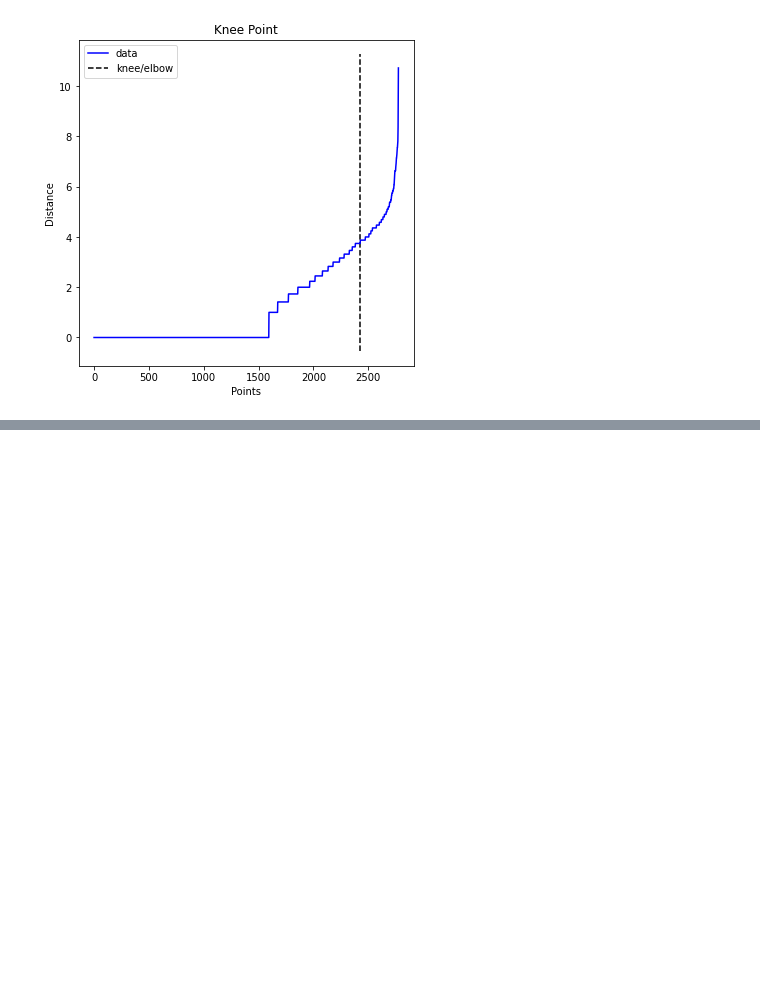
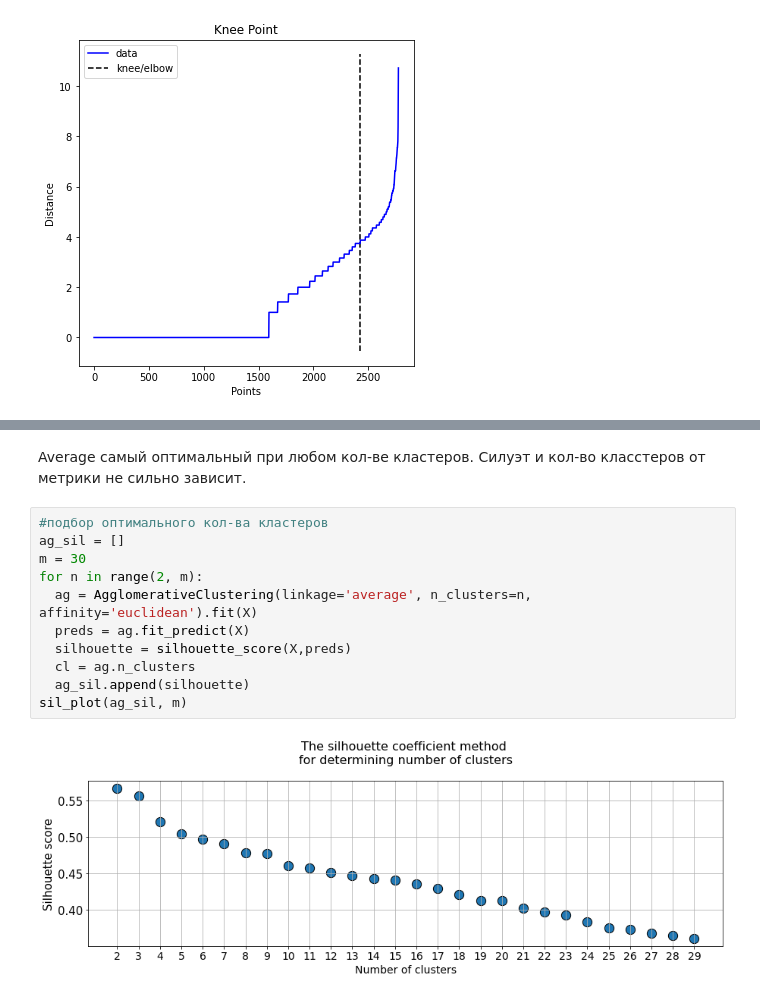
Before and after one commit to XenaN/Chem_conditions, a Jupyter notebook: notebooks/reaction_classification.ipynb, the cells around one changed output, grey strips where cells are left out. Saved outputs shown, nothing was run; the diff lists cells and outputs as text; blank space fills up the shorter version.

```diff
--- a/notebooks/reaction_classification.ipynb
+++ b/notebooks/reaction_classification.ipynb
@@ -218,0 +227,16 @@ Dendrogram = shc.dendrogram((shc.linkage(X, method ='ward')))
+# %% [markdown]
+Average самый оптимальный при любом кол-ве кластеров.
+Силуэт и кол-во класстеров от метрики не сильно зависит.
+# %%
+#подбор оптимального кол-ва кластеров
+ag_sil = []
+m = 30
+for n in range(2, m):
+  ag = AgglomerativeClustering(linkage='average', n_clusters=n, affinity='euclidean').fit(X)
+  preds = ag.fit_predict(X)
+  silhouette = silhouette_score(X,preds)
+  cl = ag.n_clusters
+  ag_sil.append(silhouette)
+sil_plot(ag_sil, m)
+# %% [output]
+[figure, added]
```
Also changed, not shown: parts of 15 cells of this notebook.
